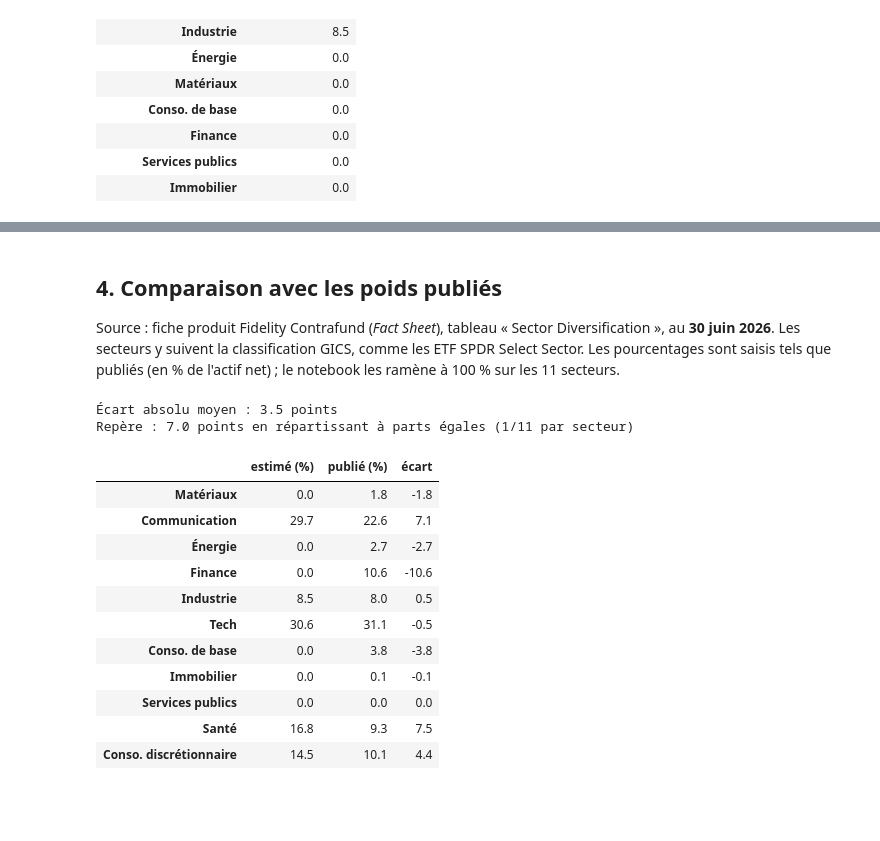
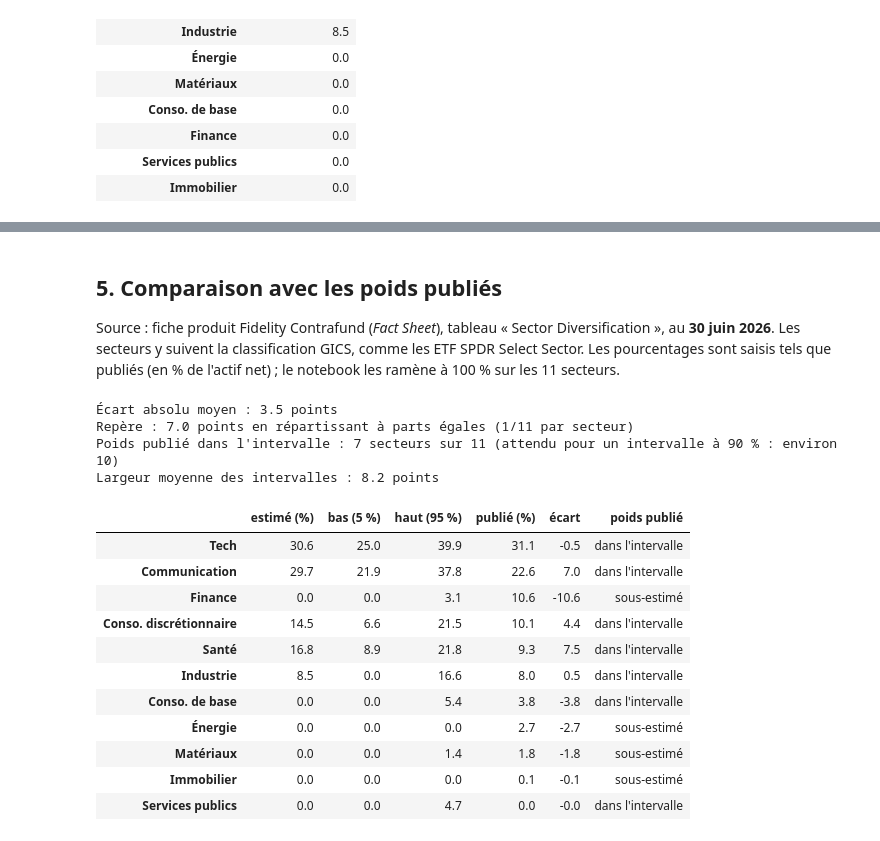
Before and after one commit to KCastets/Allocation-d-un-fond-d-investissement, a Jupyter notebook: notebook.ipynb, the cells around one changed output, grey strips where cells are left out. Drawn from its saved outputs; the diff is of its cells as text; code cells hidden in the pictures; blank space fills up the shorter version.

```diff
--- a/notebook.ipynb
+++ b/notebook.ipynb
@@ -126,5 +195,5 @@ se ressemblent, donc plusieurs combinaisons peuvent donner un résultat proche.
 # %% [markdown]
-## 4. Comparaison avec les poids publiés
+## 5. Comparaison avec les poids publiés
 
 Source : fiche produit Fidelity Contrafund (*Fact Sheet*), tableau « Sector Diversification »,
 au **30 juin 2026**. Les secteurs y suivent la classification GICS, comme les ETF SPDR Select Sector.
@@ -154,31 +223,40 @@ if remplis:
 else:
     print("Poids publiés non renseignés : seuls les poids estimés seront affichés.")
 # %%
-est = estime * 100
-
+# est : estimation sur les données réelles ; bas, haut : intervalle du bootstrap (section 4)
 if remplis:
-    tableau = pd.DataFrame({"estimé (%)": est.round(1), "publié (%)": pub.round(1)})
-    tableau["écart"] = (tableau["estimé (%)"] - tableau["publié (%)"]).round(1)
+    tableau = pd.DataFrame({"estimé (%)": est, "bas (5 %)": bas, "haut (95 %)": haut,
+                            "publié (%)": pub}).round(1)
+    tableau["écart"] = (est - pub).round(1)
+    sens = np.where(pub > haut, "sous-estimé", np.where(pub < bas, "surestimé", "dans l'intervalle"))
+    tableau["poids publié"] = sens
+    dedans = pd.Series(sens == "dans l'intervalle", index=etfs)
     ecart_moyen = (est - pub).abs().mean()
     ecart_naif = (100 / len(etfs) - pub).abs().mean()
+    largeur = (haut - bas).mean()
     print(f"Écart absolu moyen : {ecart_moyen:.1f} points")
     print(f"Repère : {ecart_naif:.1f} points en répartissant à parts égales (1/11 par secteur)")
-    display(tableau.rename(SECTEURS))
+    print(f"Poids publié dans l'intervalle : {dedans.sum()} secteurs sur {len(etfs)} "
+          f"(attendu pour un intervalle à 90 % : environ {0.9 * len(etfs):.0f})")
+    print(f"Largeur moyenne des intervalles : {largeur:.1f} points")
+    display(tableau.sort_values("publié (%)", ascending=False).rename(SECTEURS))
 else:
-    display((est.round(1)).rename(SECTEURS).to_frame("estimé (%)"))
+    display(resume.rename(SECTEURS))
 # %% [output]
 Écart absolu moyen : 3.5 points
 Repère : 7.0 points en répartissant à parts égales (1/11 par secteur)
+Poids publié dans l'intervalle : 7 secteurs sur 11 (attendu pour un intervalle à 90 % : environ 10)
+Largeur moyenne des intervalles : 8.2 points
-|  | estimé (%) | publié (%) | écart |
-| Matériaux | 0.0 | 1.8 | -1.8 |
-| Communication | 29.7 | 22.6 | 7.1 |
-| Énergie | 0.0 | 2.7 | -2.7 |
-| Finance | 0.0 | 10.6 | -10.6 |
-| Industrie | 8.5 | 8.0 | 0.5 |
-| Tech | 30.6 | 31.1 | -0.5 |
-| Conso. de base | 0.0 | 3.8 | -3.8 |
-| Immobilier | 0.0 | 0.1 | -0.1 |
-| Services publics | 0.0 | 0.0 | 0.0 |
-| Santé | 16.8 | 9.3 | 7.5 |
-| Conso. discrétionnaire | 14.5 | 10.1 | 4.4 |
+|  | estimé (%) | bas (5 %) | haut (95 %) | publié (%) | écart | poids publié |
+| Tech | 30.6 | 25.0 | 39.9 | 31.1 | -0.5 | dans l'intervalle |
+| Communication | 29.7 | 21.9 | 37.8 | 22.6 | 7.0 | dans l'intervalle |
+| Finance | 0.0 | 0.0 | 3.1 | 10.6 | -10.6 | sous-estimé |
+| Conso. discrétionnaire | 14.5 | 6.6 | 21.5 | 10.1 | 4.4 | dans l'intervalle |
+| Santé | 16.8 | 8.9 | 21.8 | 9.3 | 7.5 | dans l'intervalle |
+| Industrie | 8.5 | 0.0 | 16.6 | 8.0 | 0.5 | dans l'intervalle |
+| Conso. de base | 0.0 | 0.0 | 5.4 | 3.8 | -3.8 | dans l'intervalle |
+| Énergie | 0.0 | 0.0 | 0.0 | 2.7 | -2.7 | sous-estimé |
+| Matériaux | 0.0 | 0.0 | 1.4 | 1.8 | -1.8 | sous-estimé |
+| Immobilier | 0.0 | 0.0 | 0.0 | 0.1 | -0.1 | sous-estimé |
+| Services publics | 0.0 | 0.0 | 4.7 | 0.0 | -0.0 | dans l'intervalle |
 # %% [markdown]
```
Also changed, not shown: parts of 6 cells of this notebook, 3 other files.
